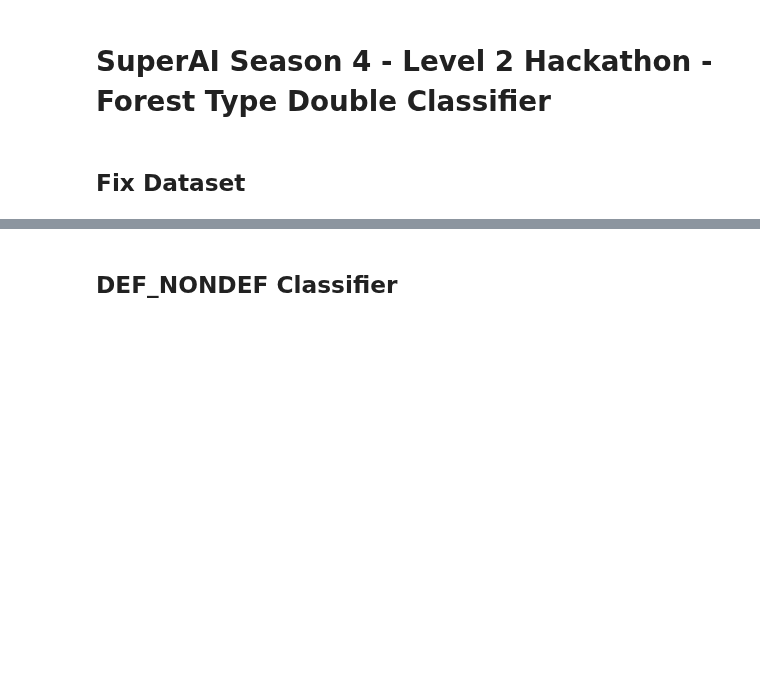
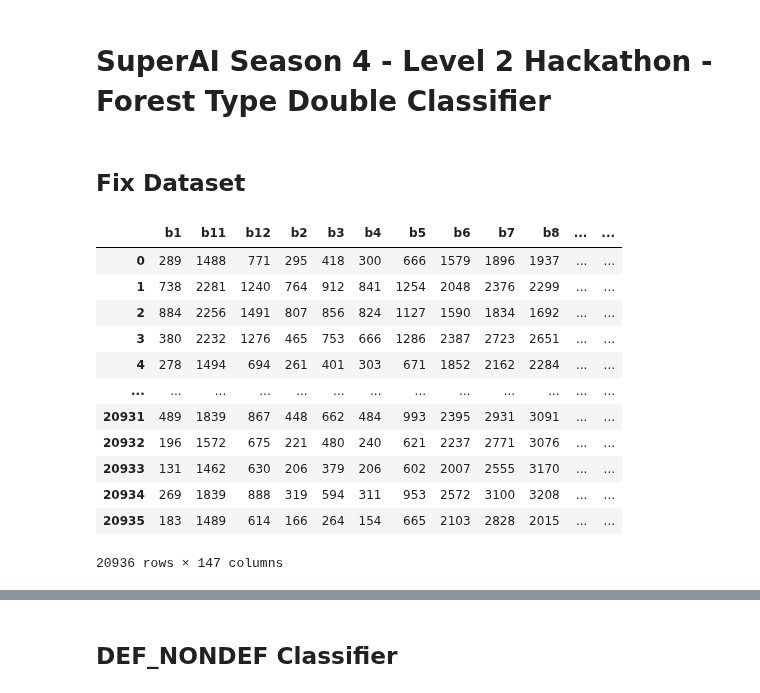
Before and after one commit to xHexlabx/SuperAI_SS4_Recap, a Jupyter notebook: SuperAI_SS4_Level_2/Hack_7_Forest_Type_Classification/Forest_Type_Double_Classifier_MLP.ipynb, the cells around one changed output, grey strips where cells are left out. Cells and saved outputs as stored; diff of their text form; code cells hidden in the pictures; blank space fills up the shorter version.

```diff
--- a/SuperAI_SS4_Level_2/Hack_7_Forest_Type_Classification/Forest_Type_Double_Classifier_MLP.ipynb
+++ b/SuperAI_SS4_Level_2/Hack_7_Forest_Type_Classification/Forest_Type_Double_Classifier_MLP.ipynb
@@ -40,7 +40,7 @@ smote = SMOTE(random_state = 42 , sampling_strategy= 'all')
 DEF_NONDEF_df = pd.read_csv('./datasets/DEF_NONDEF.csv' , index_col='id' )
 DEF_NONDEF_df , label_df  = smote.fit_resample(DEF_NONDEF_df.drop(columns=['nforest_type']) , DEF_NONDEF_df['nforest_type'])
 DEF_NONDEF_df = DEF_NONDEF_df.join(label_df)
-DEF_NONDEF_df = DEF_NONDEF_df.apply(add_features , axis = 1)
+# DEF_NONDEF_df = DEF_NONDEF_df.apply(add_features , axis = 1)
 # DEF_NONDEF_df = add_features_focus(DEF_NONDEF_df)
 
 DEF_NONDEF_df.sort_index().to_csv('./datasets/fix_DEF_NONDEF.csv' , index_label='id')
@@ -48,8 +48,24 @@ DEF_NONDEF_df.sort_index().to_csv('./datasets/fix_DEF_NONDEF.csv' , index_label=
 MDF_DDF_df = pd.read_csv('./datasets/MDF_DDF.csv' , index_col='id')
 MDF_DDF_df , label_df  = smote.fit_resample(MDF_DDF_df.drop(columns=['nforest_type']) , MDF_DDF_df['nforest_type'])
 MDF_DDF_df = MDF_DDF_df.join(label_df)
-MDF_DDF_df = MDF_DDF_df.apply(add_features , axis = 1)
+# MDF_DDF_df = MDF_DDF_df.apply(add_features , axis = 1)
 
 # MDF_DDF_df = add_features_focus(MDF_DDF_df)
 
 MDF_DDF_df.sort_index().to_csv('./datasets/fix_MDF_DDF.csv' , index_label='id')
+# %%
+DEF_NONDEF_df
+# %% [output]
+|  | b1 | b11 | b12 | b2 | b3 | b4 | b5 | b6 | b7 | b8 | ... | ... |
+| 0 | 289 | 1488 | 771 | 295 | 418 | 300 | 666 | 1579 | 1896 | 1937 | ... | ... |
+| 1 | 738 | 2281 | 1240 | 764 | 912 | 841 | 1254 | 2048 | 2376 | 2299 | ... | ... |
+| 2 | 884 | 2256 | 1491 | 807 | 856 | 824 | 1127 | 1590 | 1834 | 1692 | ... | ... |
+| 3 | 380 | 2232 | 1276 | 465 | 753 | 666 | 1286 | 2387 | 2723 | 2651 | ... | ... |
+| 4 | 278 | 1494 | 694 | 261 | 401 | 303 | 671 | 1852 | 2162 | 2284 | ... | ... |
+| ... | ... | ... | ... | ... | ... | ... | ... | ... | ... | ... | ... | ... |
+| 20931 | 489 | 1839 | 867 | 448 | 662 | 484 | 993 | 2395 | 2931 | 3091 | ... | ... |
+| 20932 | 196 | 1572 | 675 | 221 | 480 | 240 | 621 | 2237 | 2771 | 3076 | ... | ... |
+| 20933 | 131 | 1462 | 630 | 206 | 379 | 206 | 602 | 2007 | 2555 | 3170 | ... | ... |
+| 20934 | 269 | 1839 | 888 | 319 | 594 | 311 | 953 | 2572 | 3100 | 3208 | ... | ... |
+| 20935 | 183 | 1489 | 614 | 166 | 264 | 154 | 665 | 2103 | 2828 | 2015 | ... | ... |
+20936 rows × 147 columns
```
Also changed, not shown: parts of 15 cells of this notebook, 4 other files.
